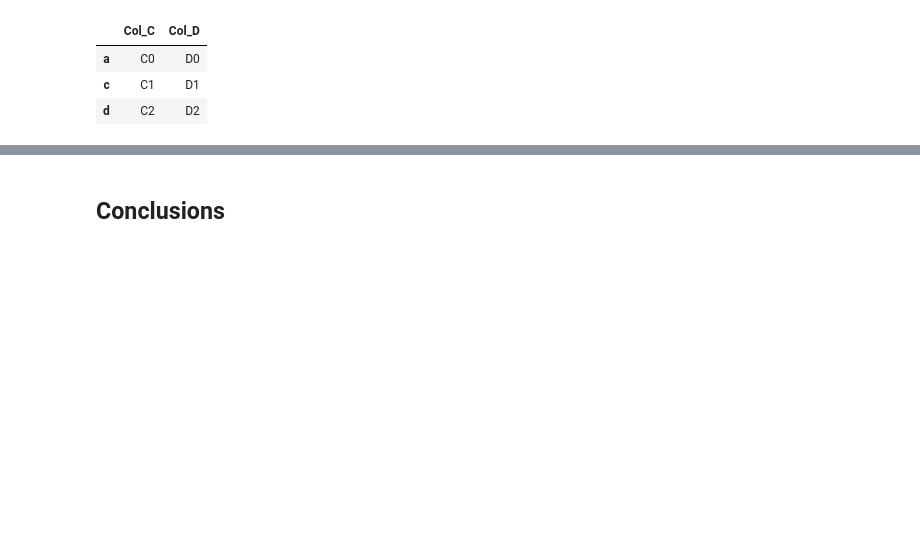
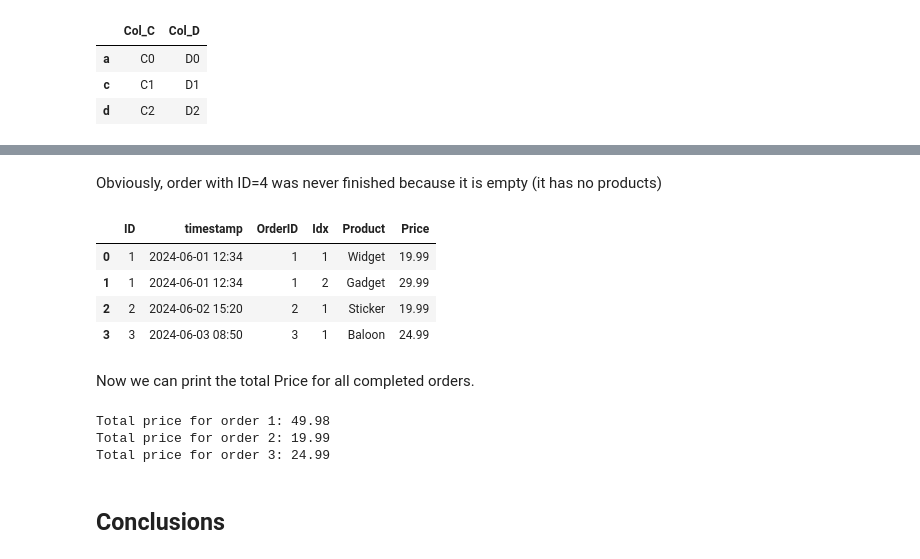
Before and after one commit to Goliath-Research/Introduction-to-Data-Science, a Jupyter notebook: 04-Introduction to Pandas/07-Concatenate, Merge, Join.ipynb, the cells around one changed output, grey strips where cells are left out. Cells and saved outputs as stored; diff of their text form; code cells hidden in the pictures; blank space fills up the shorter version.

```diff
--- a/04-Introduction to Pandas/07-Concatenate, Merge, Join.ipynb
+++ b/04-Introduction to Pandas/07-Concatenate, Merge, Join.ipynb
@@ -340,3 +423,24 @@ right.join(left, how='inner')
+# %% [markdown]
+Obviously, order with ID=4 was never finished because it is empty (it has no products)
+# %%
+# The correct join should be inner (we only want orders that have items)
+merged_df = pd.merge(orders, itemsByOrder, how='inner', left_on='ID', right_on='OrderID')
+merged_df
+# %% [output]
+|  | ID | timestamp | OrderID | Idx | Product | Price |
+| 0 | 1 | 2024-06-01 12:34 | 1 | 1 | Widget | 19.99 |
+| 1 | 1 | 2024-06-01 12:34 | 1 | 2 | Gadget | 29.99 |
+| 2 | 2 | 2024-06-02 15:20 | 2 | 1 | Sticker | 19.99 |
+| 3 | 3 | 2024-06-03 08:50 | 3 | 1 | Baloon | 24.99 |
+# %% [markdown]
+Now we can print the total Price for all completed orders.
+# %%
+for order_id in merged_df['OrderID'].unique():
+    print(f'Total price for order {order_id}: {merged_df[merged_df["OrderID"] == order_id].Price.sum()}')
+# %% [output]
+Total price for order 1: 49.98
+Total price for order 2: 19.99
+Total price for order 3: 24.99
 # %% [markdown]
 ## Conclusions
 # %% [markdown]
```
Also changed, not shown: parts of 33 cells of this notebook.
